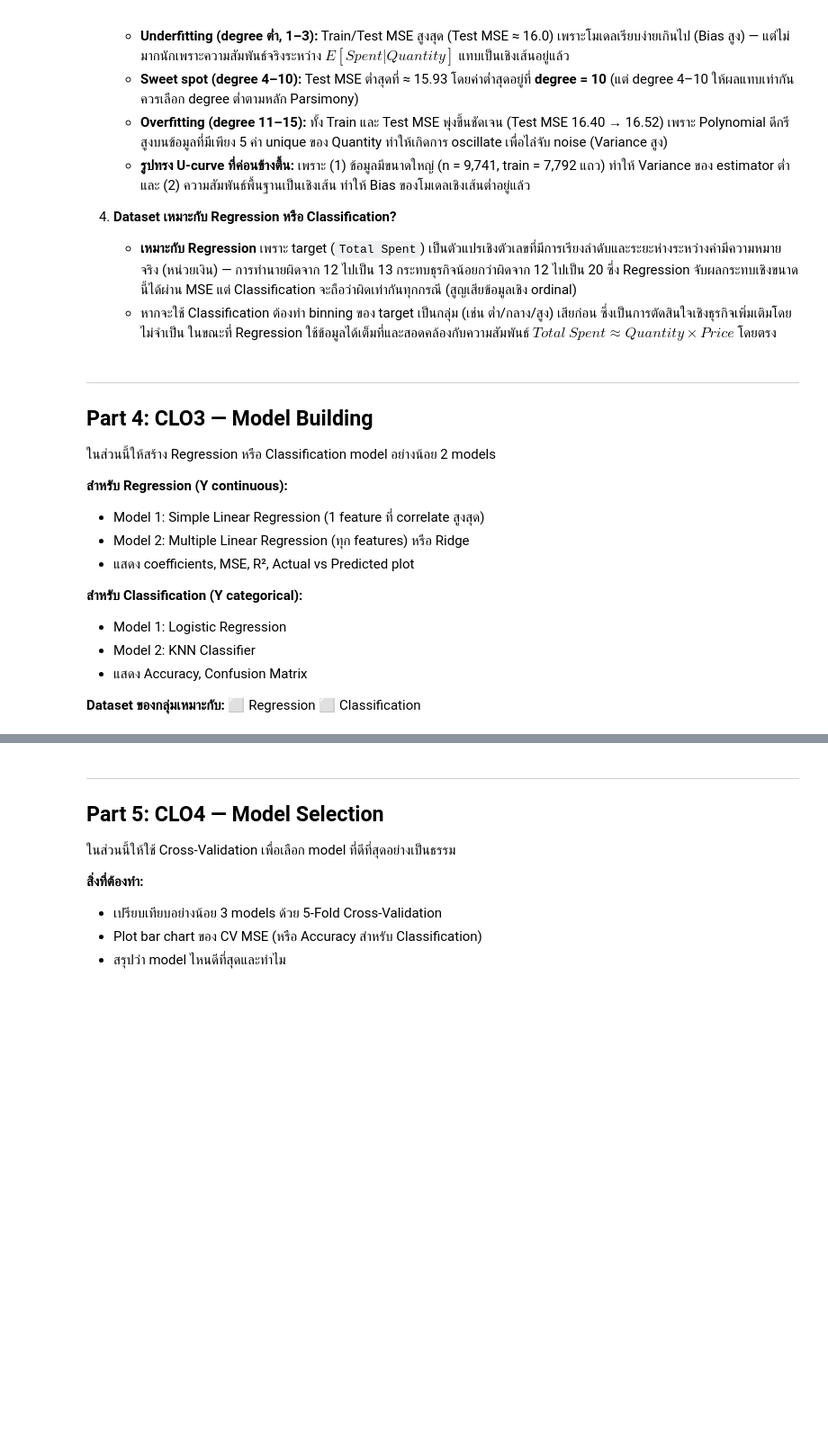
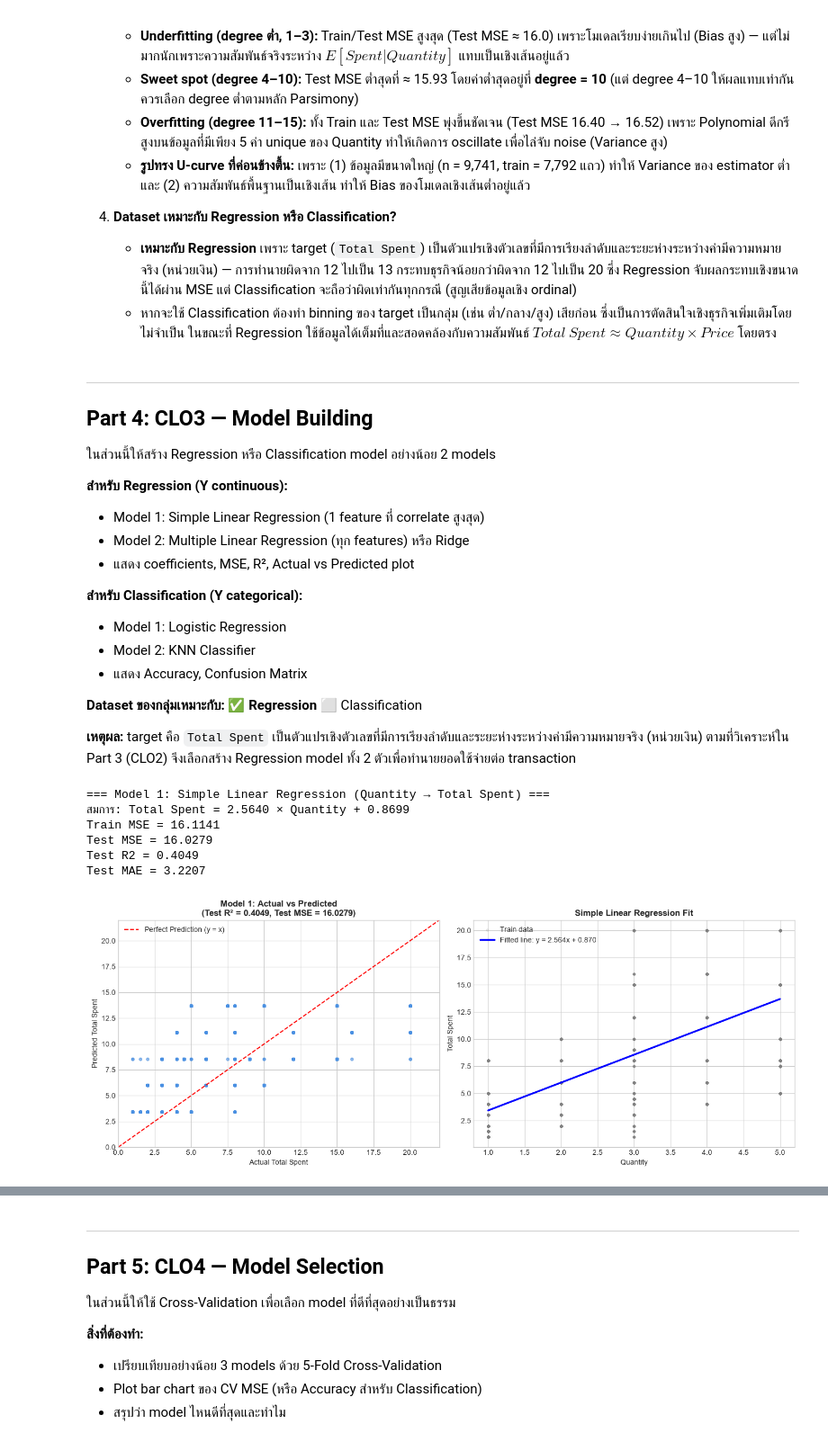
Before and after one commit to Thanawattho68-bit/Math-Project-1-26, a Jupyter notebook: lab15_project_template.ipynb, the cells around one changed output, grey strips where cells are left out. Shown at 90% size. Cells and saved outputs as stored; diff of their text form; code cells hidden in the pictures; blank space fills up the shorter version.

```diff
--- a/lab15_project_template.ipynb
+++ b/lab15_project_template.ipynb
@@ -468,16 +468,75 @@ Optimal complexity: degree = 10 (Test MSE = 15.9265)
 - Model 2: KNN Classifier
 - แสดง Accuracy, Confusion Matrix
 
-**Dataset ของกลุ่มเหมาะกับ:** ⬜ Regression  ⬜ Classification
+**Dataset ของกลุ่มเหมาะกับ:** ✅ **Regression** ⬜ Classification
+
+**เหตุผล:** target คือ `Total Spent` เป็นตัวแปรเชิงตัวเลขที่มีการเรียงลำดับและระยะห่างระหว่างค่ามีความหมายจริง (หน่วยเงิน) ตามที่วิเคราะห์ใน Part 3 (CLO2) จึงเลือกสร้าง Regression model ทั้ง 2 ตัวเพื่อทำนายยอดใช้จ่ายต่อ transaction
 # %%
 # ─── CLO3: Model 1 ─────────────────────────────────────────────────
-# วัตถุประสงค์: [ระบุว่า Model 1 คืออะไร]
+# Model 1: Simple Linear Regression — ใช้ feature เดียวที่ correlate กับ target สูงสุด
+# จาก CLO2 คือ Quantity (r = 0.6546) ในการทำนาย Total Spent
 
-# TODO:
-# X_train, X_test, y_train, y_test = train_test_split(...)
-# model1 = ???
-# model1.fit(X_train, y_train)
-# ...
-pass
+from sklearn.metrics import mean_absolute_error
+
+target = 'Total Spent'
+y = df[target].values
+
+# Train/Test split 80/20 (random_state = 42 เดียวกับ CLO2 เพื่อความสม่ำเสมอ)
+X1 = df[['Quantity']].values
+X1_train, X1_test, y_train, y_test = train_test_split(X1, y, test_size=0.2, random_state=42)
+
+model1 = LinearRegression()
+model1.fit(X1_train, y_train)
+
+# Coefficients ของโมเดล
+print('=== Model 1: Simple Linear Regression (Quantity → Total Spent) ===')
+print(f'สมการ: Total Spent = {model1.coef_[0]:.4f} × Quantity + {model1.intercept_:.4f}')
+
+# Metrics
+pred1_train = model1.predict(X1_train)
+pred1_test = model1.predict(X1_test)
+metrics1 = {
+    'Train MSE': mean_squared_error(y_train, pred1_train),
+    'Test MSE': mean_squared_error(y_test, pred1_test),
+    'Test R2': r2_score(y_test, pred1_test),
+    'Test MAE': mean_absolute_error(y_test, pred1_test)
+}
+for k, v in metrics1.items():
+    print(f'{k} = {v:.4f}')
+
+# Visualization: Actual vs Predicted + เส้น regression บนข้อมูล
+fig, axes = plt.subplots(1, 2, figsize=(14, 5.5))
+
+# (a) Actual vs Predicted (test set)
+axes[0].scatter(y_test, pred1_test, alpha=0.25, s=15, color='#4A90E2')
+lims = [0, 22]
+axes[0].plot(lims, lims, 'r--', linewidth=1.5, label='Perfect Prediction (y = x)')
+axes[0].set_xlim(lims); axes[0].set_ylim(lims)
+axes[0].set_xlabel('Actual Total Spent')
+axes[0].set_ylabel('Predicted Total Spent')
+axes[0].set_title(f'Model 1: Actual vs Predicted\n(Test R² = {metrics1["Test R2"]:.4f}, Test MSE = {metrics1["Test MSE"]:.4f})',
+                  fontsize=12, fontweight='bold')
+axes[0].legend()
+
+# (b) เส้น regression บน scatter ของข้อมูล (train set)
+axes[1].scatter(X1_train, y_train, alpha=0.15, s=10, color='gray', label='Train data')
+x_line = np.linspace(1, 5, 100).reshape(-1, 1)
+axes[1].plot(x_line, model1.predict(x_line), 'b-', linewidth=2.5,
+             label=f'Fitted line: y = {model1.coef_[0]:.3f}x + {model1.intercept_:.3f}')
+axes[1].set_xlabel('Quantity')
+axes[1].set_ylabel('Total Spent')
+axes[1].set_title('Simple Linear Regression Fit', fontsize=12, fontweight='bold')
+axes[1].legend()
+
+plt.tight_layout()
+plt.show()
+# %% [output]
+=== Model 1: Simple Linear Regression (Quantity → Total Spent) ===
+สมการ: Total Spent = 2.5640 × Quantity + 0.8699
+Train MSE = 16.1141
+Test MSE = 16.0279
+Test R2 = 0.4049
+Test MAE = 3.2207
+[figure, added]
 # %%
 # ─── CLO3: Model 2 ─────────────────────────────────────────────────
```
Also changed, not shown: parts of 2 cells of this notebook.
